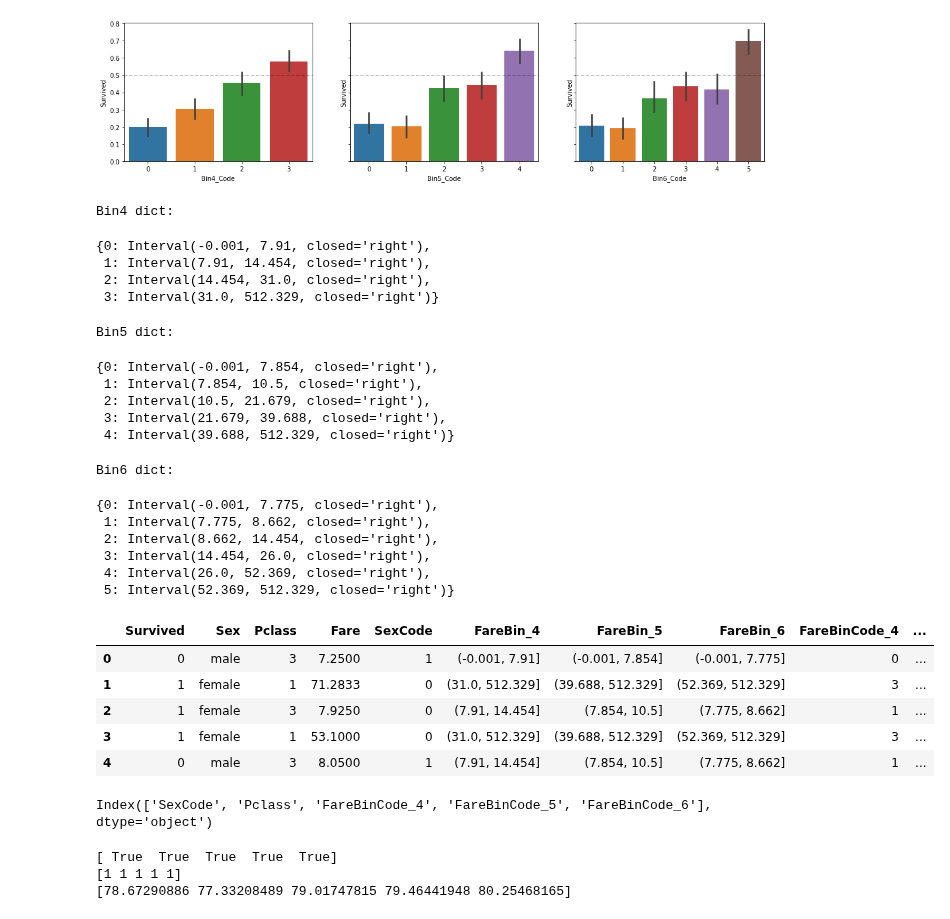
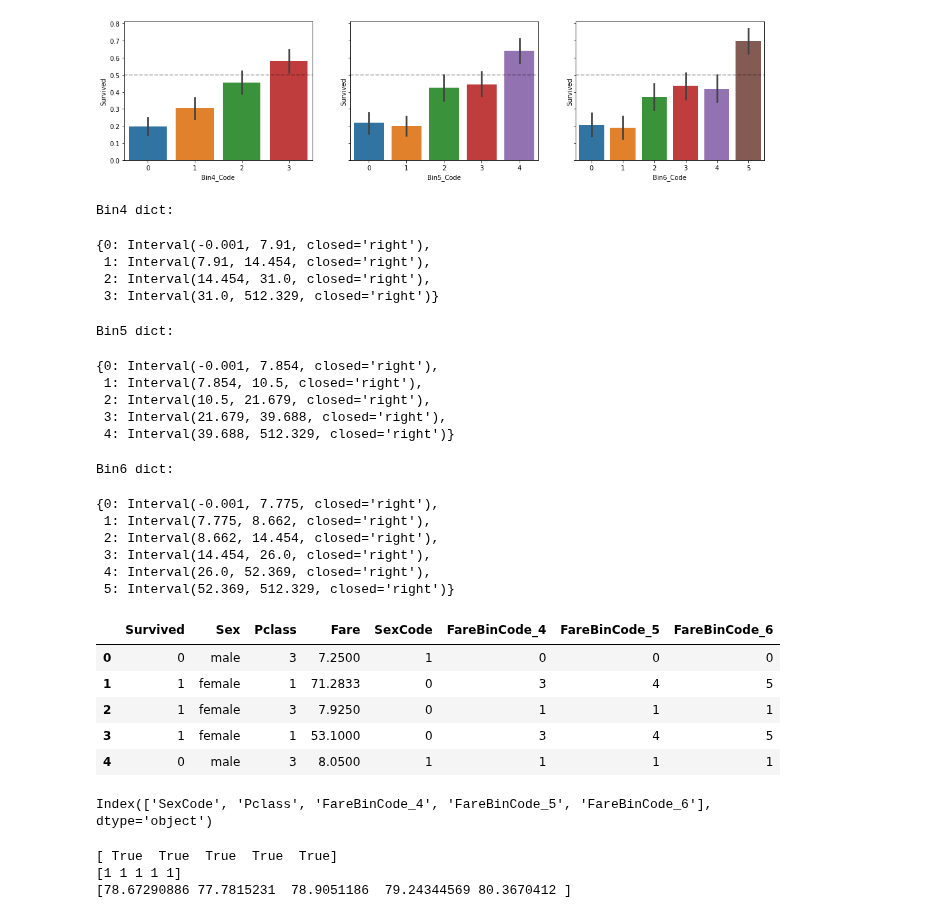
Before and after one commit to morpheus9631/titanic, a Jupyter notebook: ipynb/train_v2.ipynb, the cells around one changed output. Drawn from its saved outputs; the diff is of its cells as text; code cells hidden in the pictures.

```diff
--- a/ipynb/train_v2.ipynb
+++ b/ipynb/train_v2.ipynb
@@ -235,8 +236,8 @@ cuts = pd.cut(df_tmp.Fare, bins, right=False)
 df_tmp['Bin'] = cuts.values
 display(cuts.cat.categories)
 
-le = LabelEncoder()
-df_tmp['BinCode'] = le.fit_transform(df_tmp.Bin)
+le_fb = LabelEncoder()
+df_tmp['BinCode'] = le_fb.fit_transform(df_tmp.Bin)
 
 # Cross table
 ct = pd.crosstab(df_tmp.BinCode, df_tmp.Survived, margins=True, margins_name='Total')
@@ -385,10 +388,13 @@ df_tmp['Bin5'] = pd.qcut(df_tmp['Fare'], 5)
 df_tmp['Bin6'] = pd.qcut(df_tmp['Fare'], 6)
 # display(df_tmp.head())
 
-le = LabelEncoder()
-df_tmp['Bin4_Code'] = le.fit_transform(df_tmp['Bin4'])
-df_tmp['Bin5_Code'] = le.fit_transform(df_tmp['Bin5'])
-df_tmp['Bin6_Code'] = le.fit_transform(df_tmp['Bin6'])
+le_fb4 = LabelEncoder()
+le_fb5 = LabelEncoder()
+le_fb6 = LabelEncoder()
+
+df_tmp['Bin4_Code'] = le_fb4.fit_transform(df_tmp['Bin4'])
+df_tmp['Bin5_Code'] = le_fb5.fit_transform(df_tmp['Bin5'])
+df_tmp['Bin6_Code'] = le_fb6.fit_transform(df_tmp['Bin6'])
 display(df_tmp.head())
 
 # df_4 = pd.crosstab(df_tmp.Bin4_Code, df_tmp.Pclass)
@@ -464,80 +470,86 @@ plt.show()
 | Total |  | 216 | 184 | 491 | 891 |
 [figure]
 # %%
-from sklearn.feature_selection import RFECV
+features = ['Survived', 'Sex', 'Pclass', 'Fare']
+df_tmp = df_train[features]
+# display(df_tmp.head())
 
-features = ['Survived', 'Sex', 'Pclass', 'Fare']
-df1 = df_train[features]
-# display(df1.head())
-
-def classes2dict(cls):
+def classes2dict(le):
     return {
         le.transform([x])[0]: x for x in le.classes_
     }
 
 # Transform sex label to number
-le = LabelEncoder()
-df1['SexCode'] = le.fit_transform(df1.Sex)
+le_sex = LabelEncoder()
+df_tmp['SexCode'] = le_sex.fit_transform(df_tmp.Sex)
 
 # Split fare as equal intervals of 4, 5 or 6
-df1['FareBin_4'] = pd.qcut(df1.Fare, 4)
-df1['FareBin_5'] = pd.qcut(df1.Fare, 5)
-df1['FareBin_6'] = pd.qcut(df1.Fare, 6)
+le_fb4 = LabelEncoder()
+le_fb5 = LabelEncoder()
+le_fb6 = LabelEncoder()
 
-df1['FareBinCode_4'] = le.fit_transform(df1.FareBin_4)
-dict_bin4 = classes2dict(le.classes_)
-print('\nBin4 dict:'); display(dict_bin4)
+df_tmp['FareBin_4'] = pd.qcut(df_tmp.Fare, 4)
+df_tmp['FareBin_5'] = pd.qcut(df_tmp.Fare, 5)
+df_tmp['FareBin_6'] = pd.qcut(df_tmp.Fare, 6)
 
-df1['FareBinCode_5'] = le.fit_transform(df1.FareBin_5)
-dict_bin5 = classes2dict(le.classes_)
+df_tmp['FareBinCode_4'] = le_fb4.fit_transform(df_tmp.FareBin_4)
+df_tmp['FareBinCode_5'] = le_fb5.fit_transform(df_tmp.FareBin_5)
+df_tmp['FareBinCode_6'] = le_fb6.fit_transform(df_tmp.FareBin_6)
+
+cols_drop = ['FareBin_4', 'FareBin_5', 'FareBin_6']
+df_tmp.drop(cols_drop, axis=1, inplace=True)
+
+dict_bin4 = classes2dict(le_fb4)
+dict_bin5 = classes2dict(le_fb5)
+dict_bin6 = classes2dict(le_fb6)
+
+print()
+print('Bin4 dict:'); display(dict_bin4)
 print('Bin5 dict:'); display(dict_bin5)
-
-df1['FareBinCode_6'] = le.fit_transform(df1.FareBin_6)
-dict_bin6 = classes2dict(le.classes_)
 print('Bin6 dict:'); display(dict_bin6)
 
-display(df1.head())
+display(df_tmp.head())
 
 # Training set and labels
 compare = ['SexCode', 'Pclass', 'FareBinCode_4', 'FareBinCode_5', 'FareBinCode_6']
-X = df1[compare]
-Y = df1['Survived']
+X = df_tmp[compare]
+Y = df_tmp['Survived']
 display(X.columns)
 
 selector = RFECV(RandomForestClassifier(n_estimators=250, min_samples_split=20), cv=10, n_jobs=-1)
 selector.fit(X, Y)
 print(selector.support_)
 print(selector.ranking_)
 print(selector.grid_scores_*100)
 # %% [output]
 Bin4 dict:
 {0: Interval(-0.001, 7.91, closed='right'),
  1: Interval(7.91, 14.454, closed='right'),
  2: Interval(14.454, 31.0, closed='right'),
  3: Interval(31.0, 512.329, closed='right')}
 Bin5 dict:
 {0: Interval(-0.001, 7.854, closed='right'),
  1: Interval(7.854, 10.5, closed='right'),
  2: Interval(10.5, 21.679, closed='right'),
  3: Interval(21.679, 39.688, closed='right'),
  4: Interval(39.688, 512.329, closed='right')}
 Bin6 dict:
 {0: Interval(-0.001, 7.775, closed='right'),
  1: Interval(7.775, 8.662, closed='right'),
  2: Interval(8.662, 14.454, closed='right'),
  3: Interval(14.454, 26.0, closed='right'),
  4: Interval(26.0, 52.369, closed='right'),
  5: Interval(52.369, 512.329, closed='right')}
-|  | Survived | Sex | Pclass | Fare | SexCode | FareBin_4 | FareBin_5 | FareBin_6 | FareBinCode_4 | ... |
-| 0 | 0 | male | 3 | 7.2500 | 1 | (-0.001, 7.91] | (-0.001, 7.854] | (-0.001, 7.775] | 0 | ... |
-| 1 | 1 | female | 1 | 71.2833 | 0 | (31.0, 512.329] | (39.688, 512.329] | (52.369, 512.329] | 3 | ... |
-| 2 | 1 | female | 3 | 7.9250 | 0 | (7.91, 14.454] | (7.854, 10.5] | (7.775, 8.662] | 1 | ... |
-| 3 | 1 | female | 1 | 53.1000 | 0 | (31.0, 512.329] | (39.688, 512.329] | (52.369, 512.329] | 3 | ... |
-| 4 | 0 | male | 3 | 8.0500 | 1 | (7.91, 14.454] | (7.854, 10.5] | (7.775, 8.662] | 1 | ... |
+|  | Survived | Sex | Pclass | Fare | SexCode | FareBinCode_4 | FareBinCode_5 | FareBinCode_6 |
+| 0 | 0 | male | 3 | 7.2500 | 1 | 0 | 0 | 0 |
+| 1 | 1 | female | 1 | 71.2833 | 0 | 3 | 4 | 5 |
+| 2 | 1 | female | 3 | 7.9250 | 0 | 1 | 1 | 1 |
+| 3 | 1 | female | 1 | 53.1000 | 0 | 3 | 4 | 5 |
+| 4 | 0 | male | 3 | 8.0500 | 1 | 1 | 1 | 1 |
 Index(['SexCode', 'Pclass', 'FareBinCode_4', 'FareBinCode_5', 'FareBinCode_6'], dtype='object')
 [ True  True  True  True  True]
 [1 1 1 1 1]
-[78.67290886 77.33208489 79.01747815 79.46441948 80.25468165]
+[78.67290886 77.7815231  78.9051186  79.24344569 80.3670412 ]
 # %%
 # Consider random_state and Cross-Validation
 df_score = pd.DataFrame(columns=['B4', 'B5', 'B6'])
```
Also changed, not shown: parts of 7 cells of this notebook, 5 other files.
